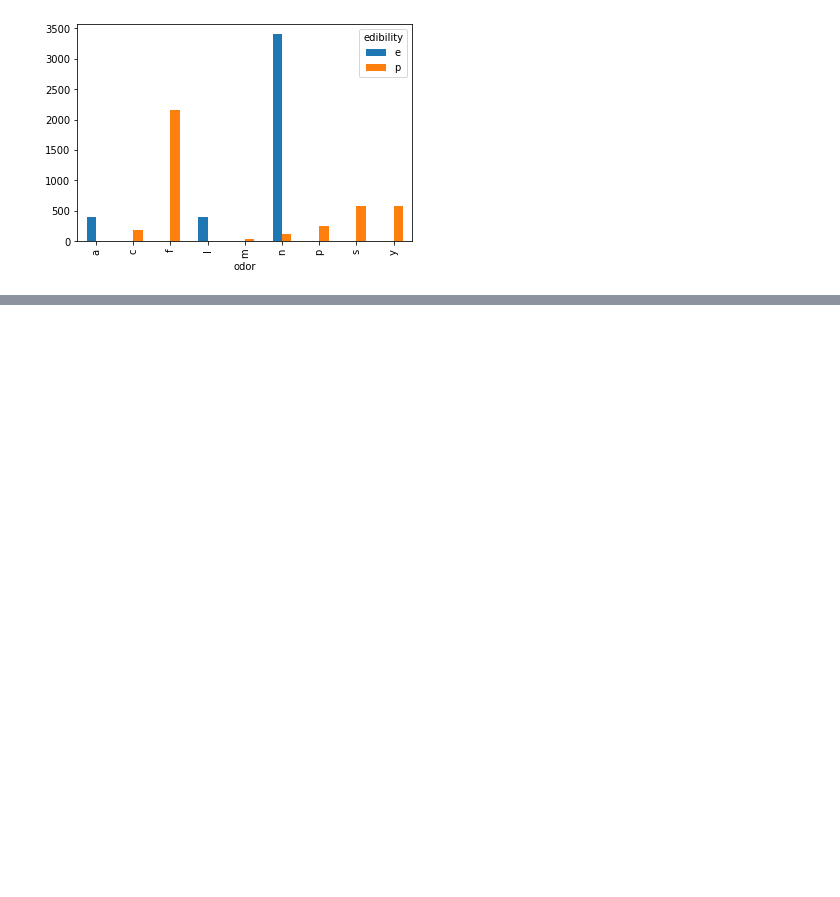
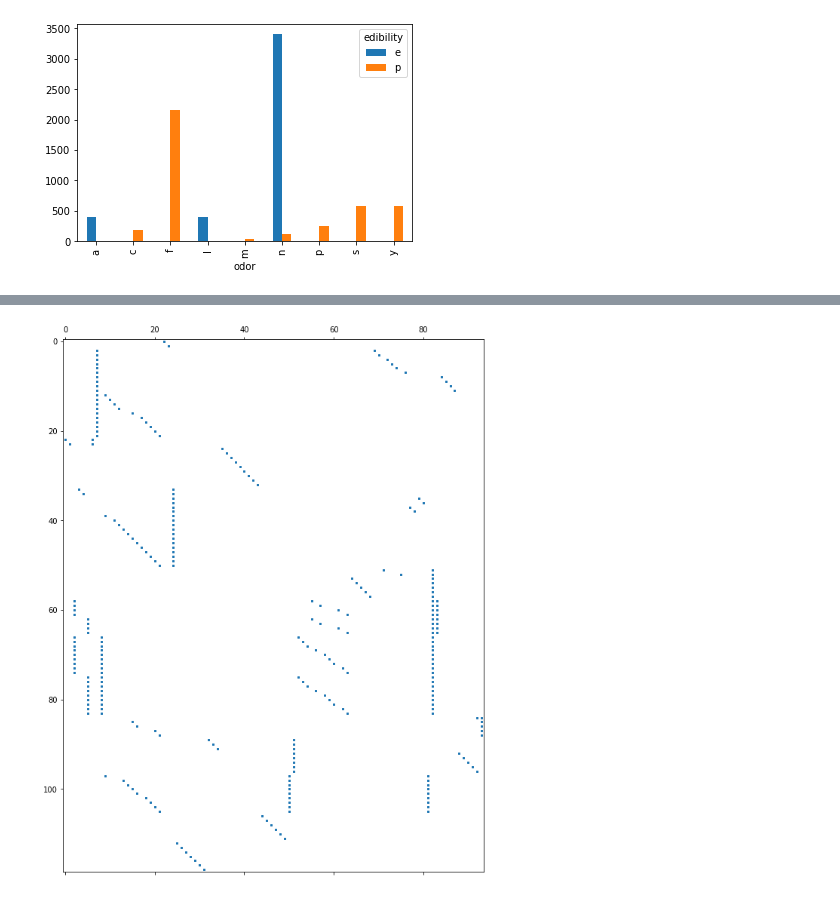
Before and after one commit to odinkvarving/Applied-machine-learning, a Jupyter notebook: Exercise 5/oving.ipynb, the cells around one changed output, grey strips where cells are left out. Saved outputs shown, nothing was run; the diff lists cells and outputs as text; code cells hidden in the pictures; blank space fills up the shorter version.

```diff
--- a/Exercise 5/oving.ipynb
+++ b/Exercise 5/oving.ipynb
@@ -28,0 +71,8 @@ df_dc = pd.get_dummies(df, columns=['odor', 'edibility'])
+# %%
+plt.spy(vectors, markersize=2)
+fig = plt.gcf()
+fig.set_size_inches(10,60)
+plt.plot()
+plt.show()
+# %% [output]
+[figure, added]
```
Also changed, not shown: parts of 7 cells of this notebook, 2 other files.
